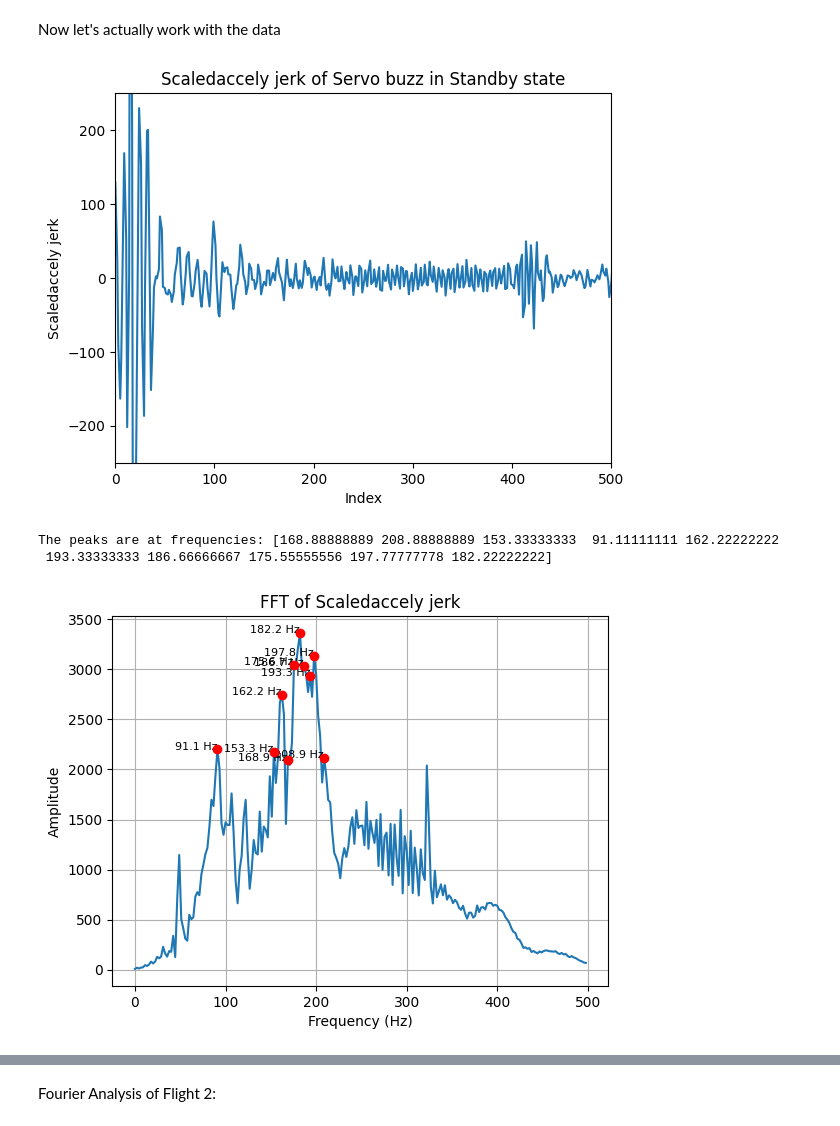
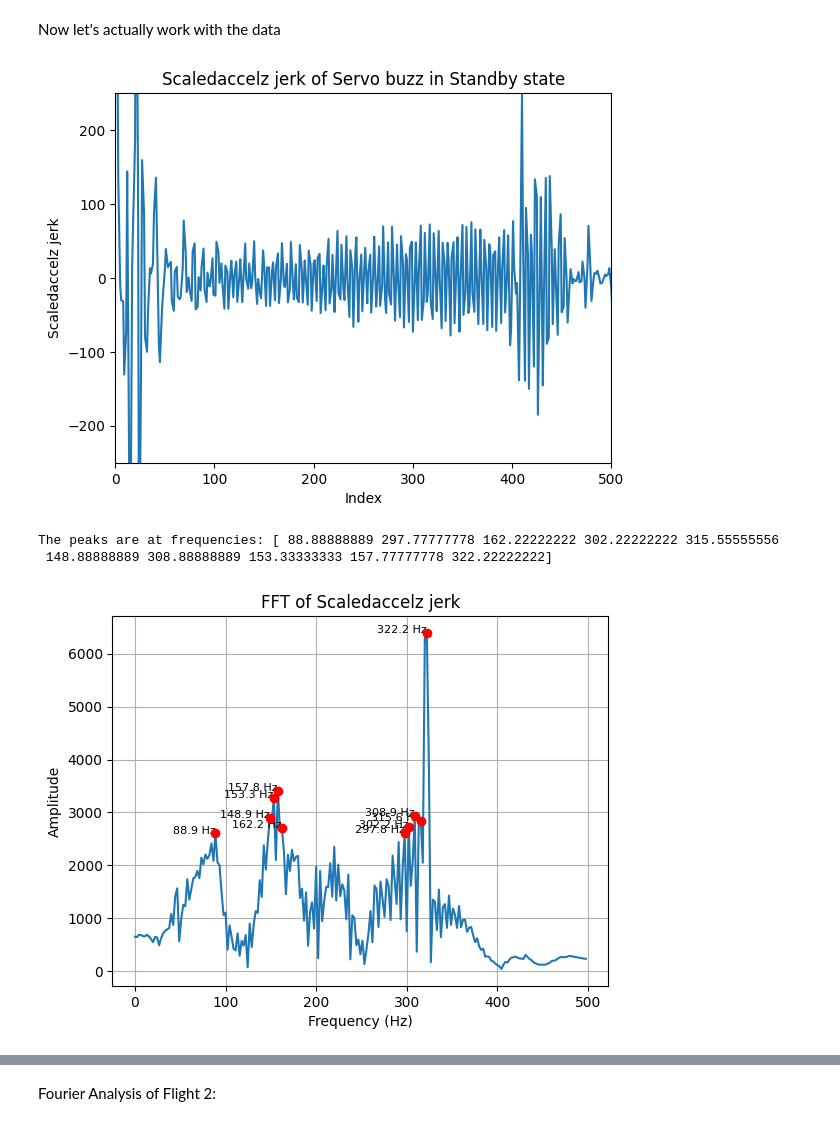
Before and after one commit to NCSU-High-Powered-Rocketry-Club/AirbrakesV2, a Jupyter notebook: scripts/make_plots.ipynb, the cells around one changed output, grey strips where cells are left out. Drawn from its saved outputs; the diff is of its cells as text; code cells hidden in the pictures.

```diff
--- a/scripts/make_plots.ipynb
+++ b/scripts/make_plots.ipynb
@@ -110,30 +110,30 @@ Now let's actually work with the data
 # %%
 # Calculate and plot the jerk with the index as x-axis, for flight 1
 
-field = 'scaledAccelY'
+field = 'scaledAccelZ'
 T = 1/1000
 data = data_1.dropna(subset=[field]).copy()
 # Calculate the jerk:
 data['jerk'] = np.gradient(data[field], T)
 
 # Plot the jerk:
 plt.plot(data.index, data['jerk'])
 # plt.ylim(-750, 750)  # For compensated_accelerationZ jerk
 # plt.ylim(-2000, 2000)  # For compensated_accelerationY jerk
 # print(data['estLinearAccelX'])
 # plt.plot(data.index, data[field])
 # plt.ylim(-2.5, 2.5)  # For scaledAccelZ
 plt.ylim(-250, 250)  # For scaledAccelY jerk
 # plt.ylim(9.5, 10.5)  # For vertical_acceleration
 # plt.ylim(-10, 10)  # For compensated_accelerationY
 
 plt.xlim(0, 500)
 plt.title(f"{field.capitalize()} jerk of Servo buzz in Standby state")
 plt.xlabel('Index')
 plt.ylabel(f"{field.capitalize()} jerk")
 plt.show()
 # %% [output]
-[figure, old version]
+[figure, new version]
 # %%
 from scipy.signal import find_peaks
 
@@ -174,9 +174,9 @@ for peak_idx in peaks:
     plt.text(freq, fft_abs_nyquist[peak_idx], f"{freq:.1f} Hz", fontsize=8, ha='right')
 plt.show()
 # %% [output]
-The peaks are at frequencies: [168.88888889 208.88888889 153.33333333  91.11111111 162.22222222
- 193.33333333 186.66666667 175.55555556 197.77777778 182.22222222]
+The peaks are at frequencies: [ 88.88888889 297.77777778 162.22222222 302.22222222 315.55555556
+ 148.88888889 308.88888889 153.33333333 157.77777778 322.22222222]
-[figure, old version]
+[figure, new version]
 # %%
 # Let's calculate the jerk for the entire CoastState, for flight 1:
 # Get data for the coast state:
```
Also changed, not shown: parts of 12 cells of this notebook.
